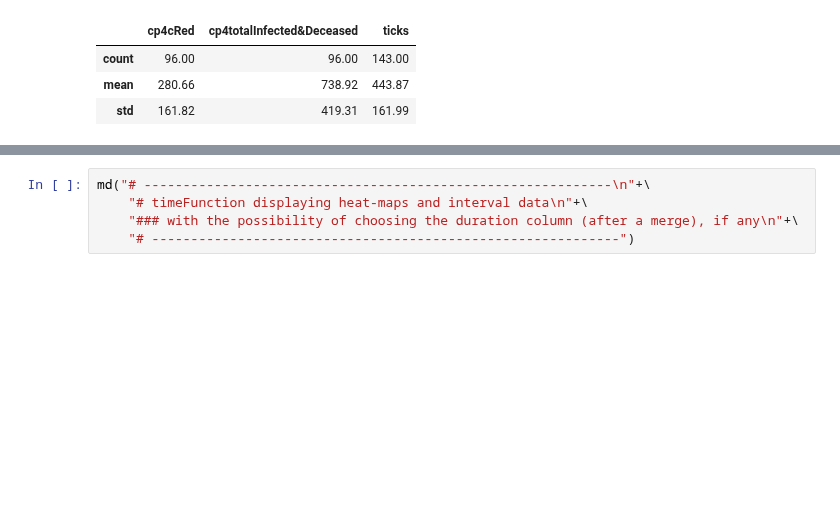
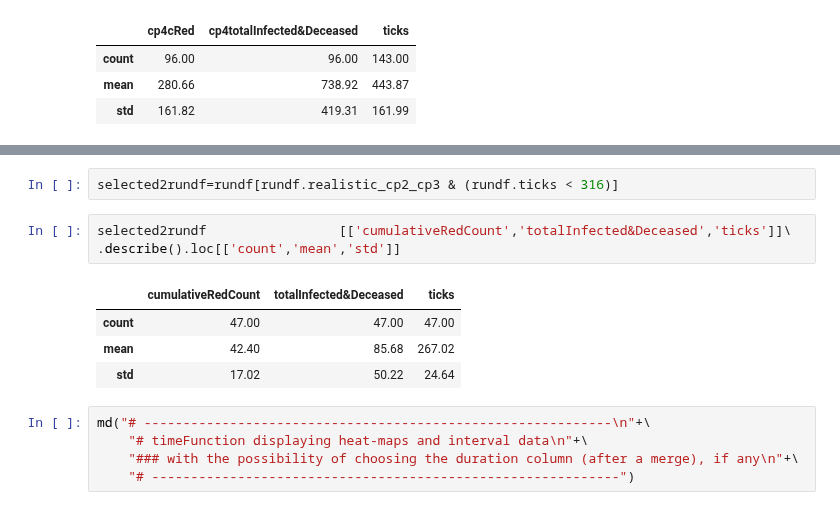
Before and after one commit to terna/readSIsaR_BatchResults, a Jupyter notebook: selectResults1kStableSeedsCPoints_basicControlB_schoolOpenSeptNoFragControlChangingWorldNewStart_plusHMlog.ipynb, the cells around one changed output, grey strips where cells are left out. Saved outputs shown, nothing was run; the diff lists cells and outputs as text; blank space fills up the shorter version.

```diff
--- a/selectResults1kStableSeedsCPoints_basicControlB_schoolOpenSeptNoFragControlChangingWorldNewStart_plusHMlog.ipynb
+++ b/selectResults1kStableSeedsCPoints_basicControlB_schoolOpenSeptNoFragControlChangingWorldNewStart_plusHMlog.ipynb
@@ -257,3 +272,13 @@ selectedrundf                 [['cp4cRed',
+# %%
+selected2rundf=rundf[rundf.realistic_cp2_cp3 & (rundf.ticks < 316)]
+# %%
+selected2rundf                 [['cumulativeRedCount','totalInfected&Deceased','ticks']]\
+.describe().loc[['count','mean','std']]
+# %% [output]
+|  | cumulativeRedCount | totalInfected&Deceased | ticks |
+| count | 47.00 | 47.00 | 47.00 |
+| mean | 42.40 | 85.68 | 267.02 |
+| std | 17.02 | 50.22 | 24.64 |
 # %%
 md("# ------------------------------------------------------------\n"+\
     "# timeFunction displaying heat-maps and interval data\n"+\
```
Also changed, not shown: parts of 1 cell of this notebook, 7 other files.
